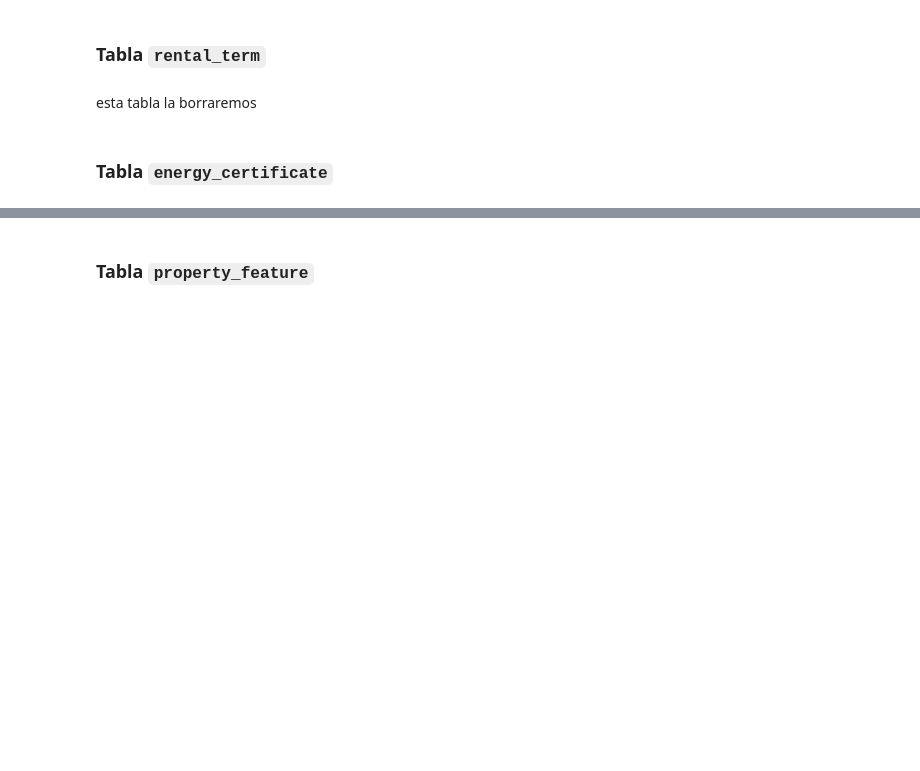
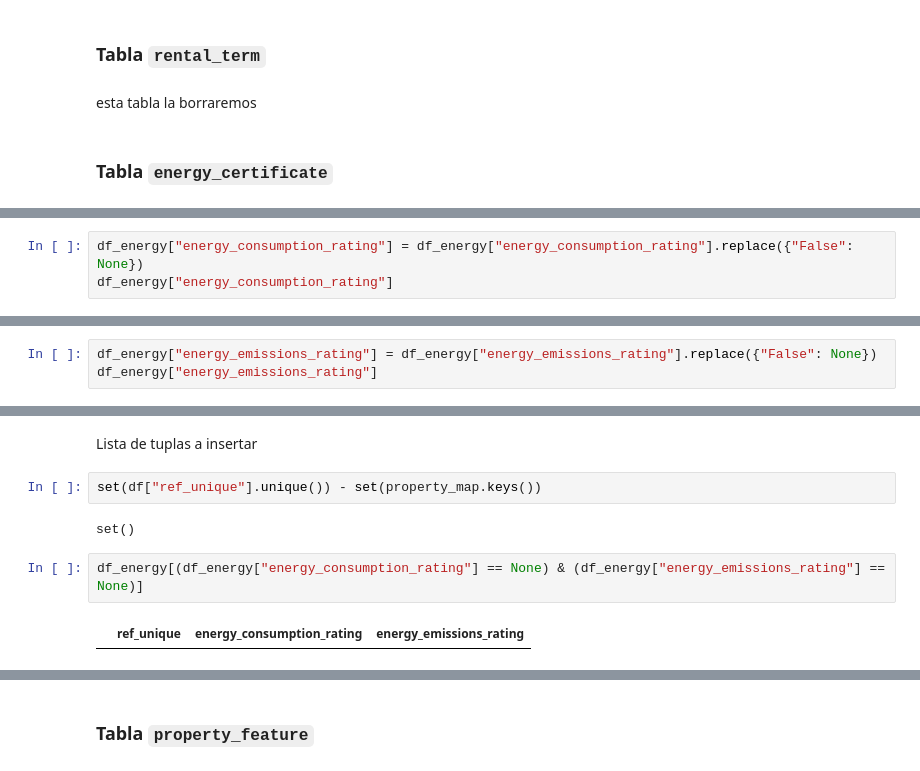
Before and after one commit to HFrutos/streamlit-house-price-prediction, a Jupyter notebook: sql/load.ipynb, the cells around one changed output, grey strips where cells are left out. Saved outputs shown, nothing was run; the diff lists cells and outputs as text; blank space fills up the shorter version.

```diff
--- a/sql/load.ipynb
+++ b/sql/load.ipynb
@@ -1182,0 +1210,3 @@ esta tabla la borraremos
+# %%
+df_energy["energy_consumption_rating"] = df_energy["energy_consumption_rating"].replace({"False": None})
+df_energy["energy_consumption_rating"]
@@ -1182,0 +1231,3 @@ esta tabla la borraremos
+# %%
+df_energy["energy_emissions_rating"] = df_energy["energy_emissions_rating"].replace({"False": None})
+df_energy["energy_emissions_rating"]
@@ -1182,0 +1252,10 @@ esta tabla la borraremos
+# %% [markdown]
+Lista de tuplas a insertar
+# %%
+set(df["ref_unique"].unique()) - set(property_map.keys())
+# %% [output]
+set()
+# %%
+df_energy[(df_energy["energy_consumption_rating"] == None) & (df_energy["energy_emissions_rating"] == None)]
+# %% [output]
+|  | ref_unique | energy_consumption_rating | energy_emissions_rating |
```
Also changed, not shown: parts of 36 cells of this notebook, 1 other file.
